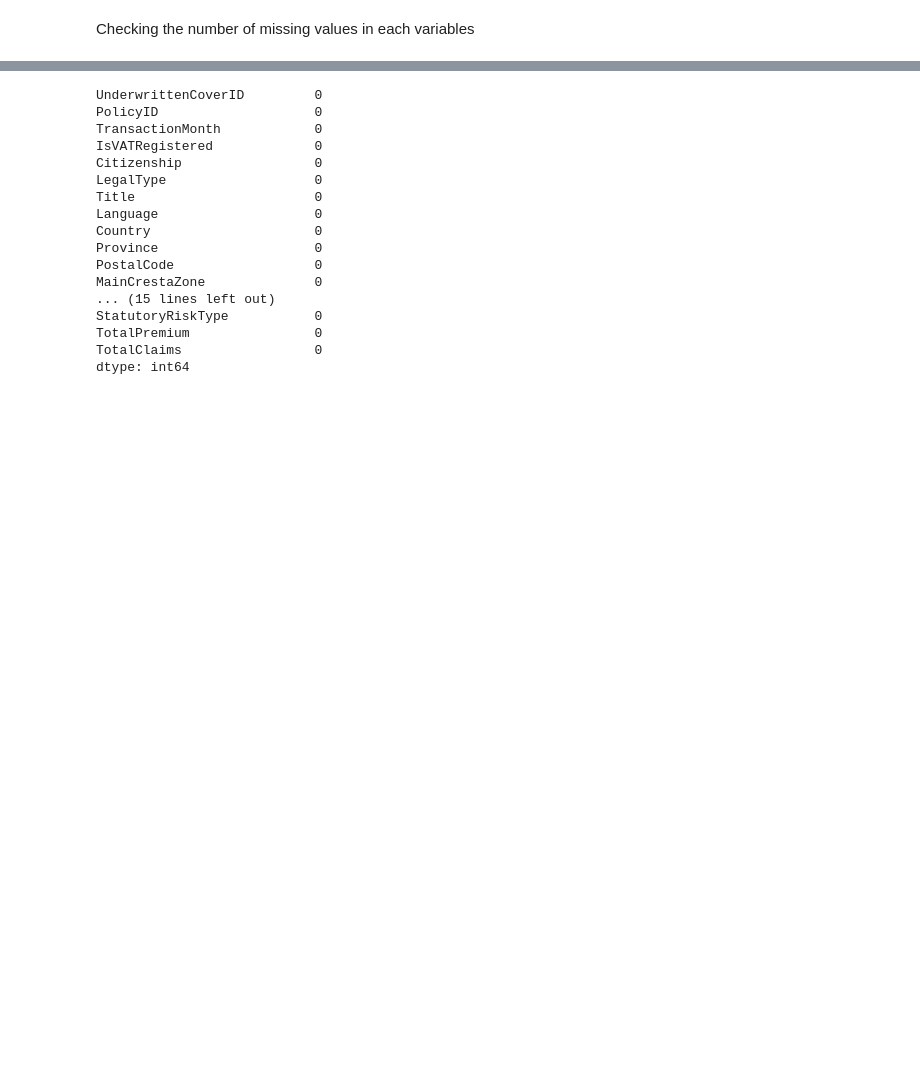
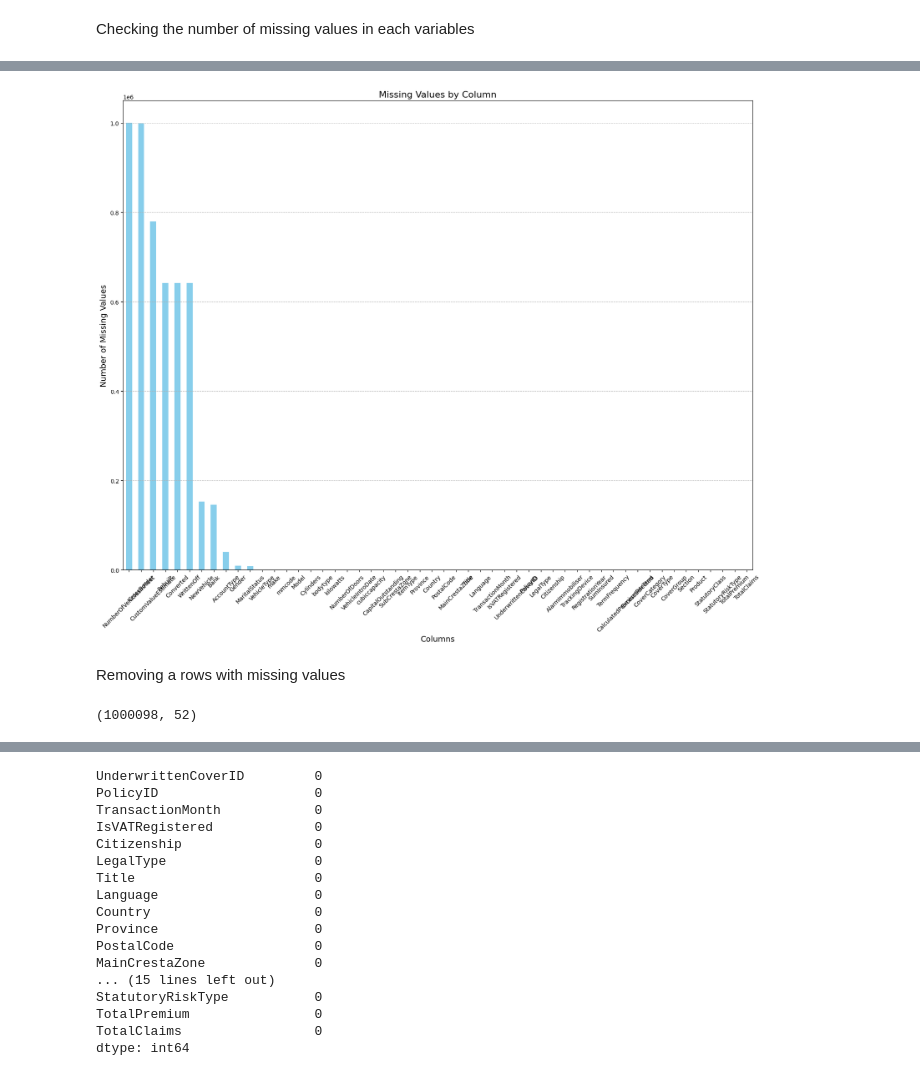
Before and after one commit to irandufa/KAIM3_Week3, a Jupyter notebook: notebooks/EDA.ipynb, the cells around one changed output, grey strips where cells are left out. Saved outputs shown, nothing was run; the diff lists cells and outputs as text; code cells hidden in the pictures; blank space fills up the shorter version.

```diff
--- a/notebooks/EDA.ipynb
+++ b/notebooks/EDA.ipynb
@@ -35,4 +36,4 @@ dataset.describe()
 # %% [markdown]
 Checking the number of missing values in each variables
 # %%
-dataset.isnull().sum()
+missing_value_count=dataset.isnull().sum()
@@ -56,0 +40,3 @@ dtype: int64
+# %%
+top_missing_values = missing_value_count.sort_values(ascending=False)
+top_missing_values
@@ -56,0 +74,17 @@ dtype: int64
+# %%
+plt.figure(figsize=(20, 15))
+top_missing_values.plot(kind='bar', color='skyblue')
+plt.title("Missing Values by Column", fontsize=16)
+plt.xlabel("Columns", fontsize=14)
+plt.ylabel("Number of Missing Values", fontsize=14)
+plt.xticks(rotation=45)
+plt.grid(axis='y', linestyle='--', alpha=0.7)
+plt.show()
+# %% [output]
+[figure, added]
+# %% [markdown]
+Removing a rows with missing values
+# %%
+dataset.shape
+# %% [output]
+(1000098, 52)
```
Also changed, not shown: parts of 12 cells of this notebook, 3 other files.
